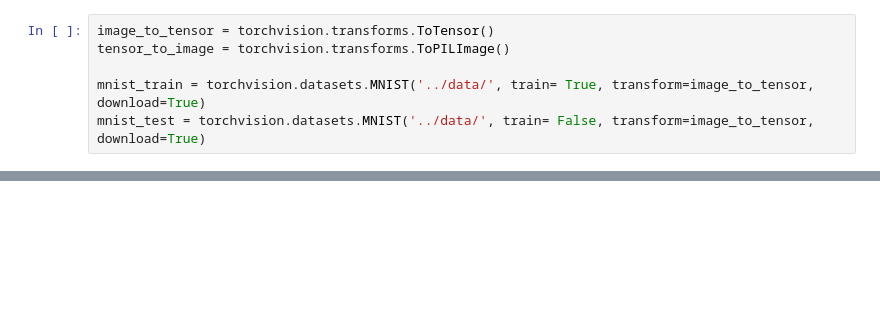
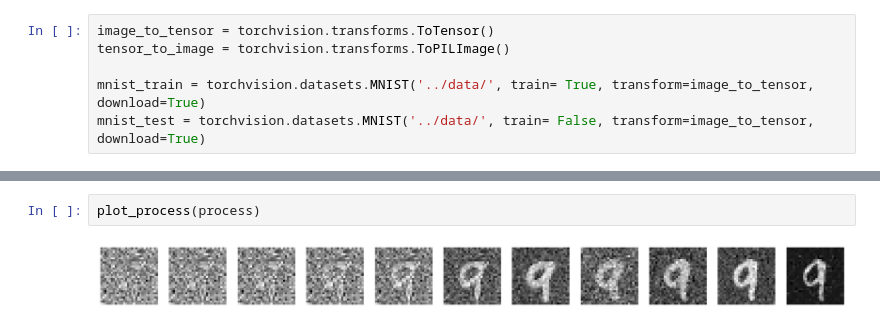
Before and after one commit to StefanoDamato/DaBF, a Jupyter notebook: src/dev.ipynb, the cells around one changed output, grey strips where cells are left out. Cells and saved outputs as stored; diff of their text form; blank space fills up the shorter version.

```diff
--- a/src/dev.ipynb
+++ b/src/dev.ipynb
@@ -68 +412,5 @@ L2_loss = torch.nn.MSELoss(reduction='sum')
+# %%
+plot_process(process)
+# %% [output]
+[figure, added]
 # %%
```
Also changed, not shown: parts of 31 cells of this notebook, 5 other files.
